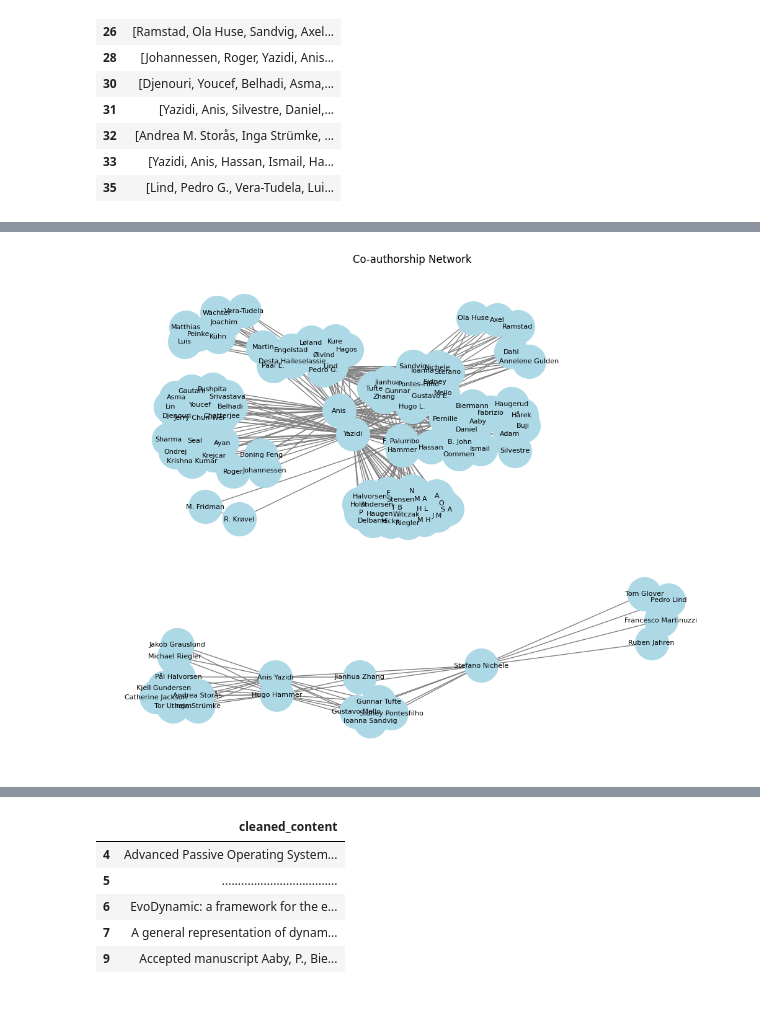
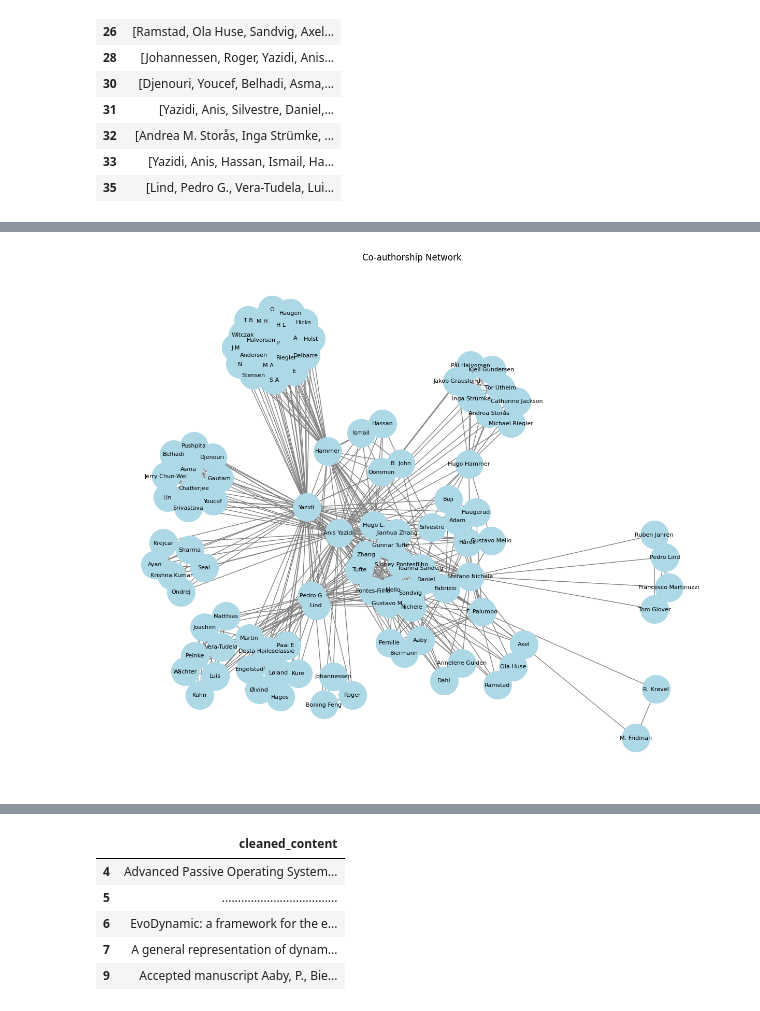
Before and after one commit to celilan/master-thesis, a Jupyter notebook: notebooks/data_cleaning.ipynb, the cells around one changed output, grey strips where cells are left out. Drawn from its saved outputs; the diff is of its cells as text; code cells hidden in the pictures.

```diff
--- a/notebooks/data_cleaning.ipynb
+++ b/notebooks/data_cleaning.ipynb
@@ -44,2 +68,9 @@ df['content'].str.contains(r'(?i)\bmethodology\b', regex=True)
 Name: content, dtype: bool
+# %%
+def extract_abstract(text):
+    '''
+    Extract abstract from articles.
+    '''
+    match = re.search(r'(?i)\babstract\b(.*?)(?=\b(introduction|keywords|1\.|I\.)\b|$)', text, re.DOTALL)
+    return match.group(1).strip() if match else None
 # %%
@@ -156,12 +169,24 @@ Successfully installed nameparser-1.1.3
 # %%
-from collections import defaultdict
+import pandas as pd
+import re
+import matplotlib.pyplot as plt
+import networkx as nx
+from collections import defaultdict, Counter
+from nameparser import HumanName
 
+# Example DataFrame setup
+# df = pd.read_csv("your_data.csv")  # load your actual data
+# assuming df['authors'] already exists
 
-# Step 1: Clean and Normalize Author Names
 def clean_and_normalize_authors(authors):
-    # Replace variations of 'and' and remove special characters
+    '''
+    Clean and normalize author names.
+    '''
+    if isinstance(authors, list):  # if already a list, join into string
+        authors = ', '.join(authors)
+    # Replace variations of 'and', remove special formatting and split
     authors = re.sub(r'\s*\n*\band\b\s*', ',', authors)
-    authors = re.sub(r'\{-\}', '', authors)  # Remove special formatting
+    authors = re.sub(r'\{-\}', '', authors)
     author_list = [author.strip() for author in authors.split(',') if author.strip()]
 
     # Normalize names to "First Last" format
@@ -169,51 +194,73 @@ def clean_and_normalize_authors(authors):
     for name in author_list:
         parsed_name = HumanName(name)
         full_name = f"{parsed_name.first} {parsed_name.last}".strip()
-        full_name = full_name.title()  # Ensure consistent casing
+        full_name = full_name.title()
         normalized_names.append(full_name)
 
-    return list(set(normalized_names))  # Remove duplicates
+    return list(set(normalized_names))  # remove duplicates
 
+# Step 1: Clean authors into standardized names
 df['authors_list'] = df['authors'].apply(clean_and_normalize_authors)
 
-# Step 2: Detect Initials & Expand Names
+# Step 2: Build mapping of similar names (initials, variants)
 name_variants = defaultdict(set)
-
-# Build a mapping of name variants (initials vs full name)
 for authors in df['authors_list']:
     for name in authors:
         key = re.sub(r'\b[A-Z]\.', '', name).strip()  # Remove initials
+        key = key.lower()
         name_variants[key].add(name)
 
-# Merge initials into full names
+# Step 3: Merge variants under the longest or most complete form
 name_mapping = {}
 for base_name, variants in name_variants.items():
-    full_names = [n for n in variants if len(n.split()) > 1]  # Find full names
+    full_names = [n for n in variants if len(n.split()) > 1]
     if full_names:
-        correct_name = full_names[0]  # Choose the first full name found
+        correct_name = max(full_names, key=len)  # pick longest valid name
         for variant in variants:
             name_mapping[variant] = correct_name
 
-# Step 3: Apply the name mapping
+# Step 4: Map partial first names (like "Anis") to most common full names
+full_name_counter = Counter()
+for authors in df['authors_list']:
+    for name in authors:
+        if len(name.split()) > 1:
+            full_name_counter[name] += 1
+
+first_name_to_full = {}
+for full_name in full_name_counter:
+    first_name = full_name.split()[0]
+    if first_name not in first_name_to_full or full_name_counter[full_name] > full_name_counter[first_name_to_full[first_name]]:
+        first_name_to_full[first_name] = full_name
+
+# Step 5: Apply all mappings to unify author names
 def unify_names(authors):
-    return [name_mapping.get(name, name) for name in authors]
+    unified = []
+    for name in authors:
+        if name in name_mapping:
+            unified.append(name_mapping[name])
+        elif name in first_name_to_full:
+            unified.append(first_name_to_full[name])
+        else:
+            unified.append(name)
+    return unified
 
 df['authors_list'] = df['authors_list'].apply(unify_names)
 
-# Step 4: Create a co-authorship graph
+# Step 6: Build co-authorship graph
 G = nx.Graph()
-
 for authors in df['authors_list']:
     for i in range(len(authors)):
         for j in range(i + 1, len(authors)):  # Avoid self-loops
             G.add_edge(authors[i], authors[j])
 
-# Step 5: Improve visualization
-plt.figure(figsize=(10, 8))
-pos = nx.spring_layout(G, k=0.3)  # Adjust spacing
-nx.draw(G, pos, with_labels=True, node_color='lightblue', edge_color='gray', node_size=1500, font_size=8)
+# Step 7: Visualize
+plt.figure(figsize=(12, 10))
+pos = nx.spring_layout(G, k=0.3, seed=42)  # stable layout
+nx.draw(G, pos, with_labels=True, node_color='lightblue', edge_color='gray',
+        node_size=1500, font_size=8)
 
 plt.title("Co-authorship Network")
+plt.tight_layout()
 plt.show()
 # %% [output]
-[figure, old version]
+[figure, new version]
```
Also changed, not shown: parts of 17 cells of this notebook.
